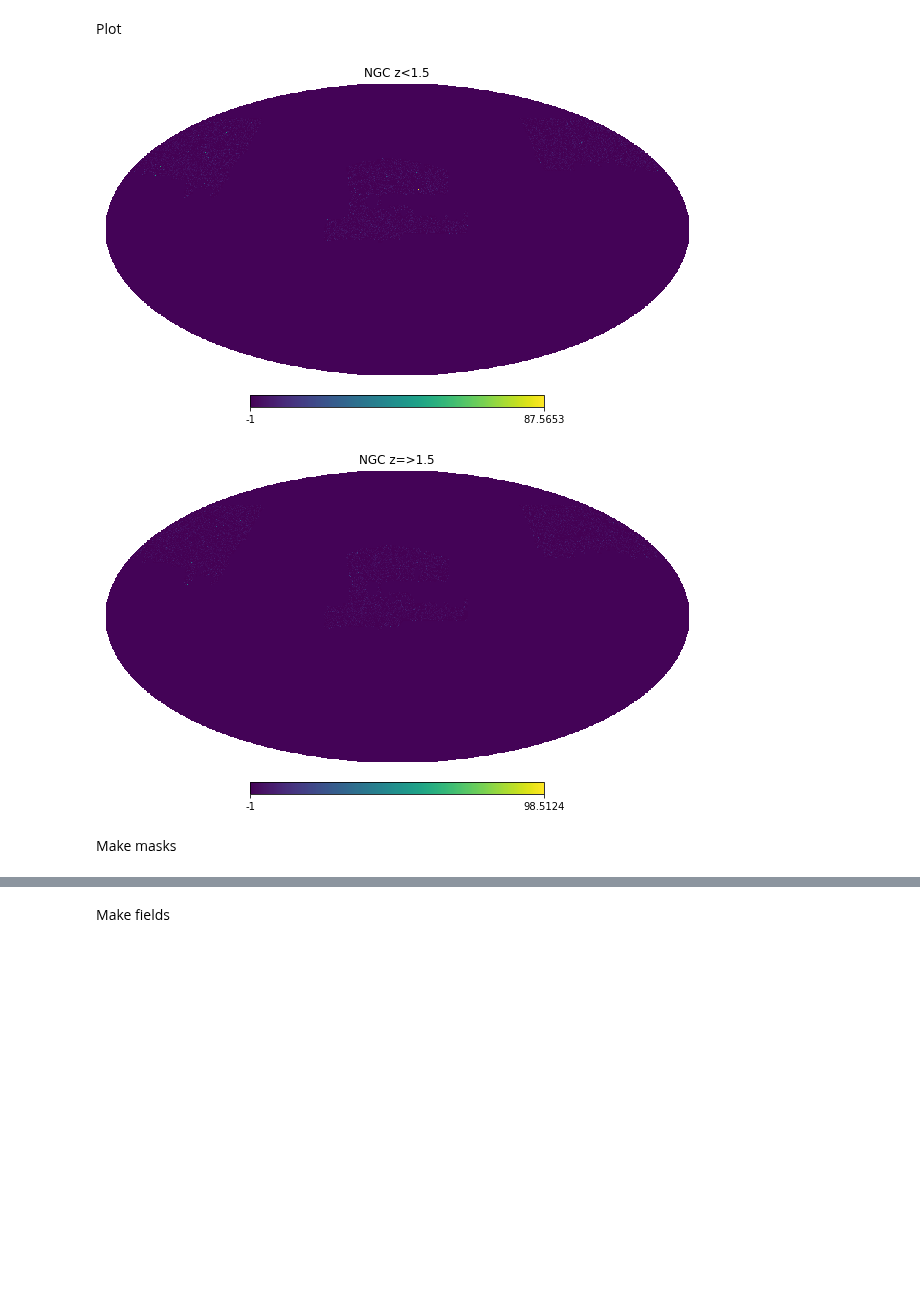
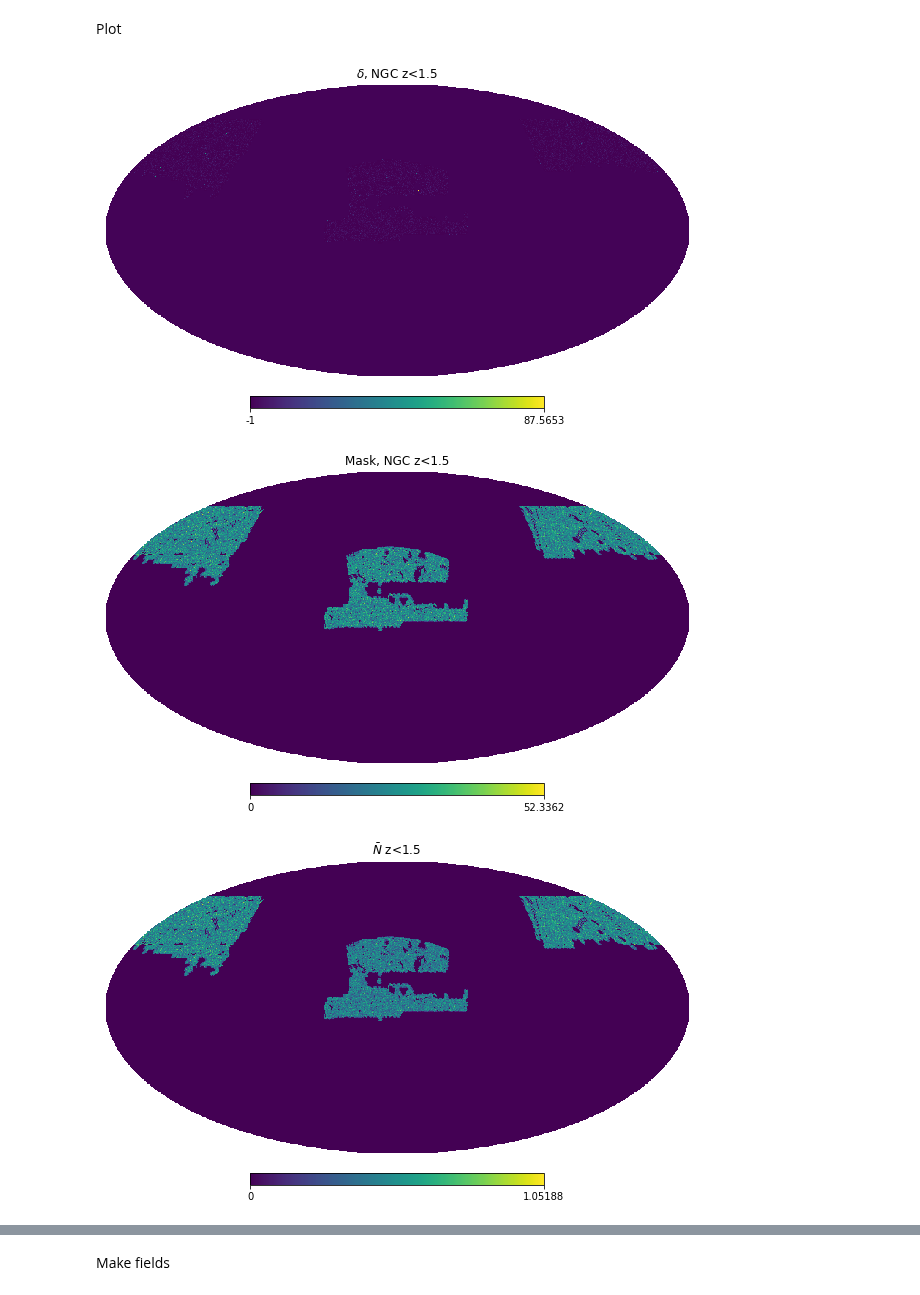
Before and after one commit to Cosmotheka/Cosmotheka, a Jupyter notebook: pipeline/eBOSS_QSO/eQuasar.ipynb, the cells around one changed output, grey strips where cells are left out. Drawn from its saved outputs; the diff is of its cells as text; code cells hidden in the pictures; blank space fills up the shorter version.

```diff
--- a/pipeline/eBOSS_QSO/eQuasar.ipynb
+++ b/pipeline/eBOSS_QSO/eQuasar.ipynb
@@ -138,13 +138,3 @@ Whole_maps_1 = SGC_maps[0] + NGC_maps[0]
 Whole_maps_2 = SGC_maps[1] + NGC_maps[1]
 # %% [markdown]
 Plot
-# %%
-hp.visufunc.mollview(Whole_maps_1[0], title= 'NGC z<1.5')
-# %% [output]
-[figure, removed]
-# %%
-hp.visufunc.mollview(Whole_maps_2[0],title= 'NGC z=>1.5')
-# %% [output]
-[figure, removed]
-# %% [markdown]
-Make masks
@@ -157,0 +141,8 @@ mask_2 = nmt.mask_apodization(Whole_maps_2[1], 1., apotype="Smooth")
+# %%
+hp.visufunc.mollview(Whole_maps_1[0], title= r'$\delta$, NGC z<1.5')
+hp.visufunc.mollview(Whole_maps_1[1], title= r'Mask, NGC z<1.5')
+hp.visufunc.mollview(Whole_maps_1[2], title= r'$\bar{N}$ z<1.5')
+# %% [output]
+[figure, added]
+[figure, added]
+[figure, added]
```
Also changed, not shown: parts of 27 cells of this notebook.
